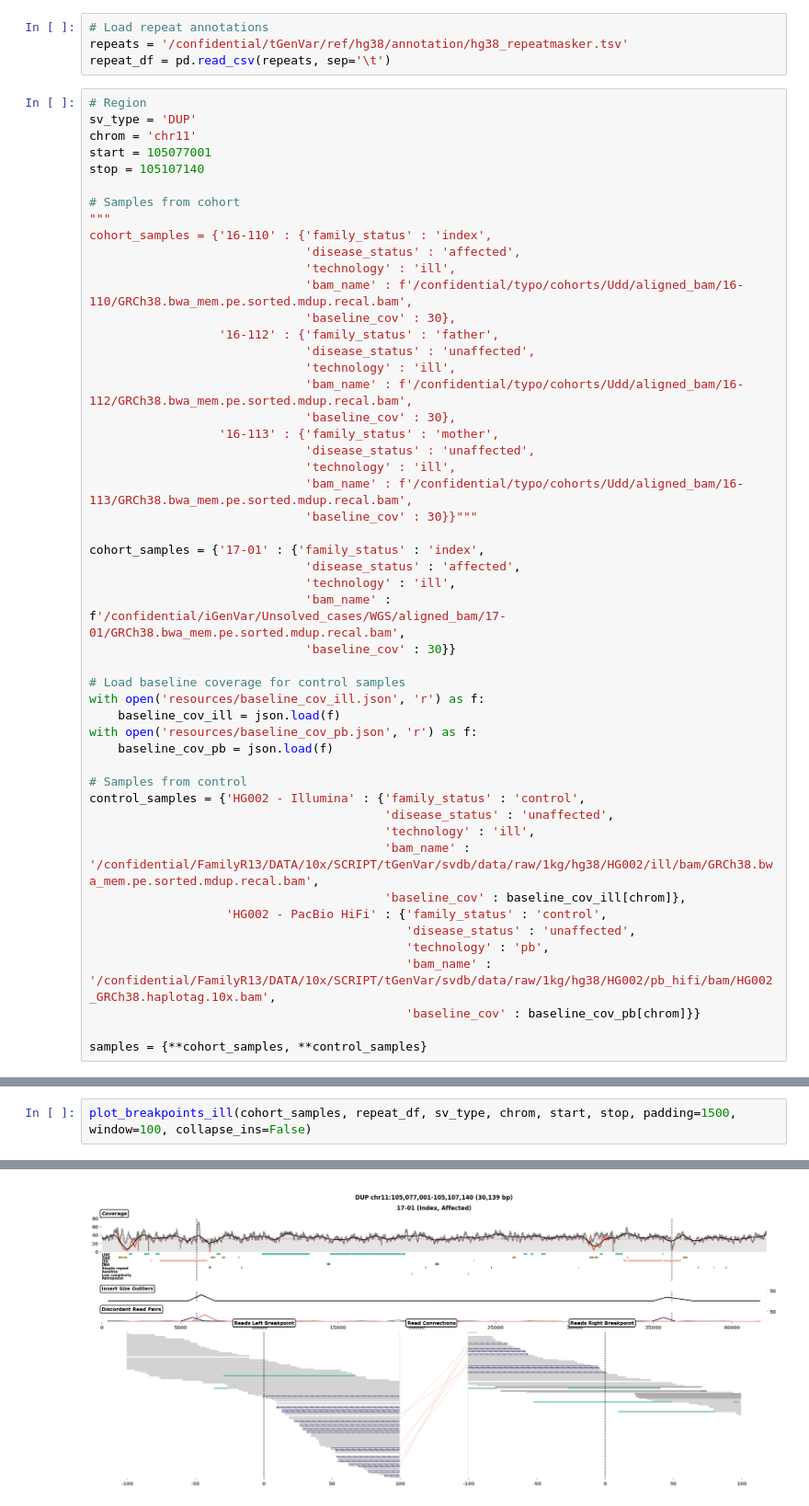
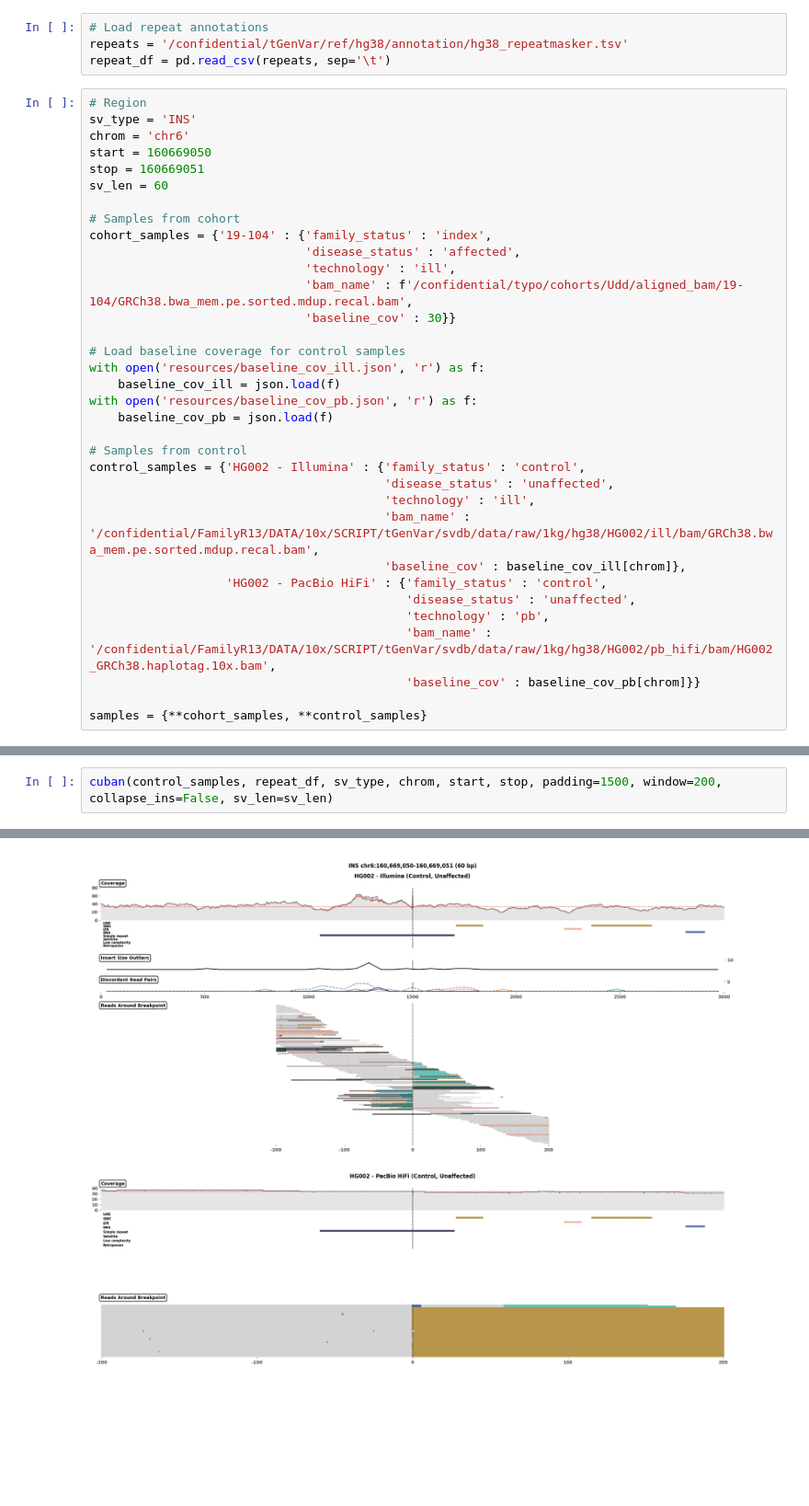
Before and after one commit to burgshrimps/cuban, a Jupyter notebook: sv-visualize.ipynb, the cells around one changed output, grey strips where cells are left out. Shown at 92% size. Drawn from its saved outputs; the diff is of its cells as text; blank space fills up the shorter version.

```diff
--- a/sv-visualize.ipynb
+++ b/sv-visualize.ipynb
@@ -21,33 +21,17 @@ repeats = '/confidential/tGenVar/ref/hg38/annotation/hg38_repeatmasker.tsv'
 repeat_df = pd.read_csv(repeats, sep='\t')
 # %%
 # Region
-sv_type = 'DUP'
-chrom = 'chr11'
-start = 105077001
-stop = 105107140
+sv_type = 'INS'
+chrom = 'chr6'
+start = 160669050
+stop = 160669051
+sv_len = 60
 
 # Samples from cohort
-"""
-cohort_samples = {'16-110' : {'family_status' : 'index',
+cohort_samples = {'19-104' : {'family_status' : 'index',
                               'disease_status' : 'affected',
                               'technology' : 'ill',
-                              'bam_name' : f'/confidential/typo/cohorts/Udd/aligned_bam/16-110/GRCh38.bwa_mem.pe.sorted.mdup.recal.bam',
-                              'baseline_cov' : 30},
-                  '16-112' : {'family_status' : 'father',
-                              'disease_status' : 'unaffected',
-                              'technology' : 'ill',
-                              'bam_name' : f'/confidential/typo/cohorts/Udd/aligned_bam/16-112/GRCh38.bwa_mem.pe.sorted.mdup.recal.bam',
-                              'baseline_cov' : 30},
-                  '16-113' : {'family_status' : 'mother',
-                              'disease_status' : 'unaffected',
-                              'technology' : 'ill',
-                              'bam_name' : f'/confidential/typo/cohorts/Udd/aligned_bam/16-113/GRCh38.bwa_mem.pe.sorted.mdup.recal.bam',
-                              'baseline_cov' : 30}}"""
-
-cohort_samples = {'17-01' : {'family_status' : 'index',
-                              'disease_status' : 'affected',
-                              'technology' : 'ill',
-                              'bam_name' : f'/confidential/iGenVar/Unsolved_cases/WGS/aligned_bam/17-01/GRCh38.bwa_mem.pe.sorted.mdup.recal.bam',
+                              'bam_name' : f'/confidential/typo/cohorts/Udd/aligned_bam/19-104/GRCh38.bwa_mem.pe.sorted.mdup.recal.bam',
                               'baseline_cov' : 30}}
 
 # Load baseline coverage for control samples
@@ -81,3 +56,3 @@ rep_y_pos_map = {'LINE' : (-6, '#6ac0b7'),
 # %%
-plot_breakpoints_ill(cohort_samples, repeat_df, sv_type, chrom, start, stop, padding=1500, window=100, collapse_ins=False)
+cuban(control_samples, repeat_df, sv_type, chrom, start, stop, padding=1500, window=200, collapse_ins=False, sv_len=sv_len)
 # %% [output]
@@ -95 +59 @@ plot_breakpoints_ill(cohort_samples, repeat_df, sv_type, chrom, start, stop, pad
-[figure, old version]
+[figure, new version]
```
Also changed, not shown: parts of 3 cells of this notebook, 2 other files.
